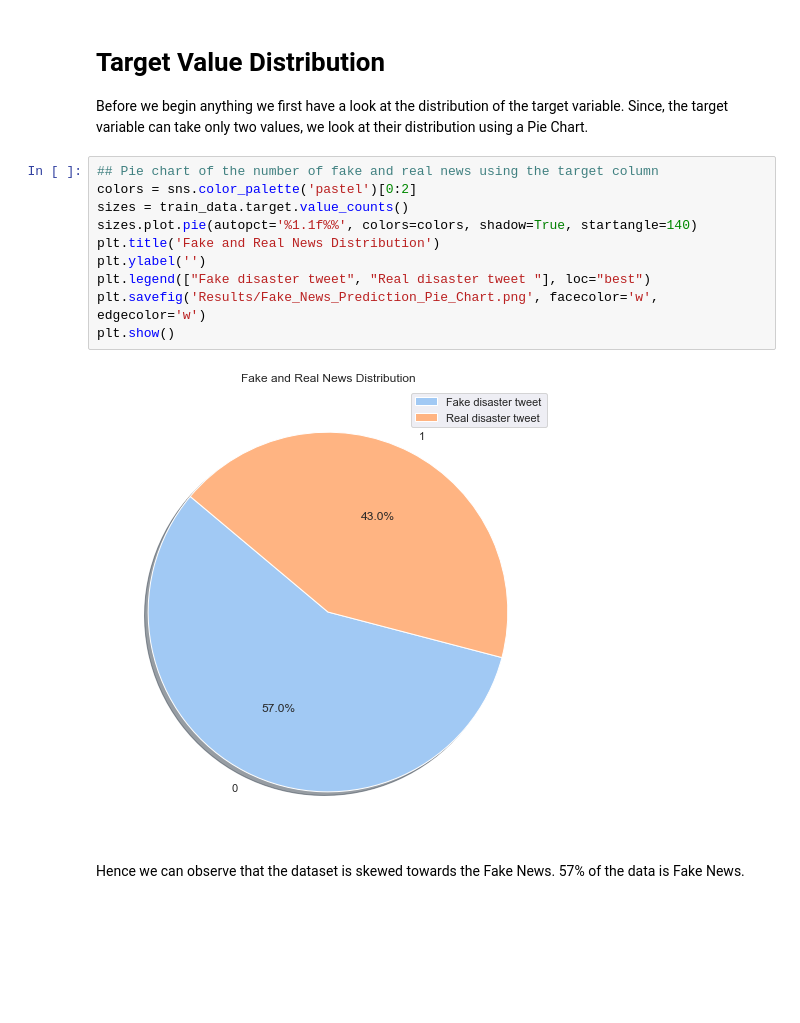
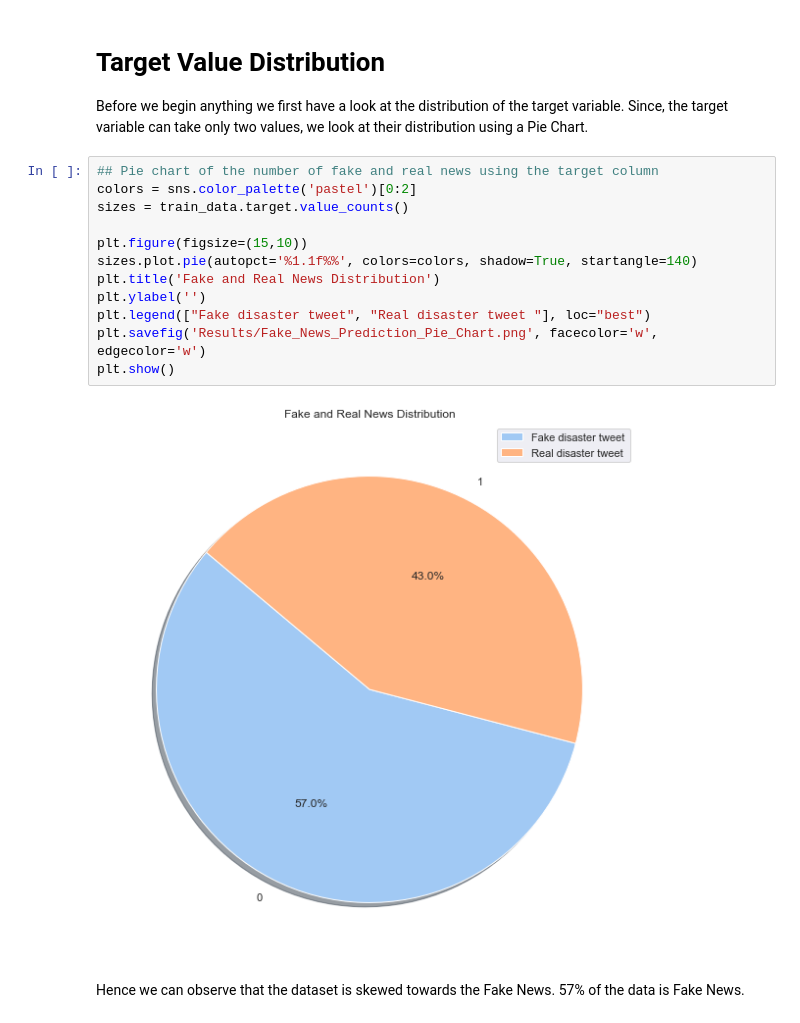
Before and after one commit to TheShiningVampire/Fake_News_Detection, a Jupyter notebook: Fake_News_Prediction.ipynb, the cells around one changed output. Cells and saved outputs as stored; diff of their text form; blank space fills up the shorter version.

```diff
--- a/Fake_News_Prediction.ipynb
+++ b/Fake_News_Prediction.ipynb
@@ -73,15 +73,17 @@ Before we begin anything we first have a look at the distribution of the target
 # %%
 ## Pie chart of the number of fake and real news using the target column
 colors = sns.color_palette('pastel')[0:2]
 sizes = train_data.target.value_counts()
+
+plt.figure(figsize=(15,10))
 sizes.plot.pie(autopct='%1.1f%%', colors=colors, shadow=True, startangle=140)
 plt.title('Fake and Real News Distribution')
 plt.ylabel('')
 plt.legend(["Fake disaster tweet", "Real disaster tweet "], loc="best")
 plt.savefig('Results/Fake_News_Prediction_Pie_Chart.png', facecolor='w', edgecolor='w')
 plt.show()
 # %% [output]
-[figure, old version]
+[figure, new version]
 # %% [markdown]
 Hence we can observe that the dataset is skewed towards the Fake News. 57% of the data is Fake News.
 # %% [markdown]
```
Also changed, not shown: parts of 2 cells of this notebook.
